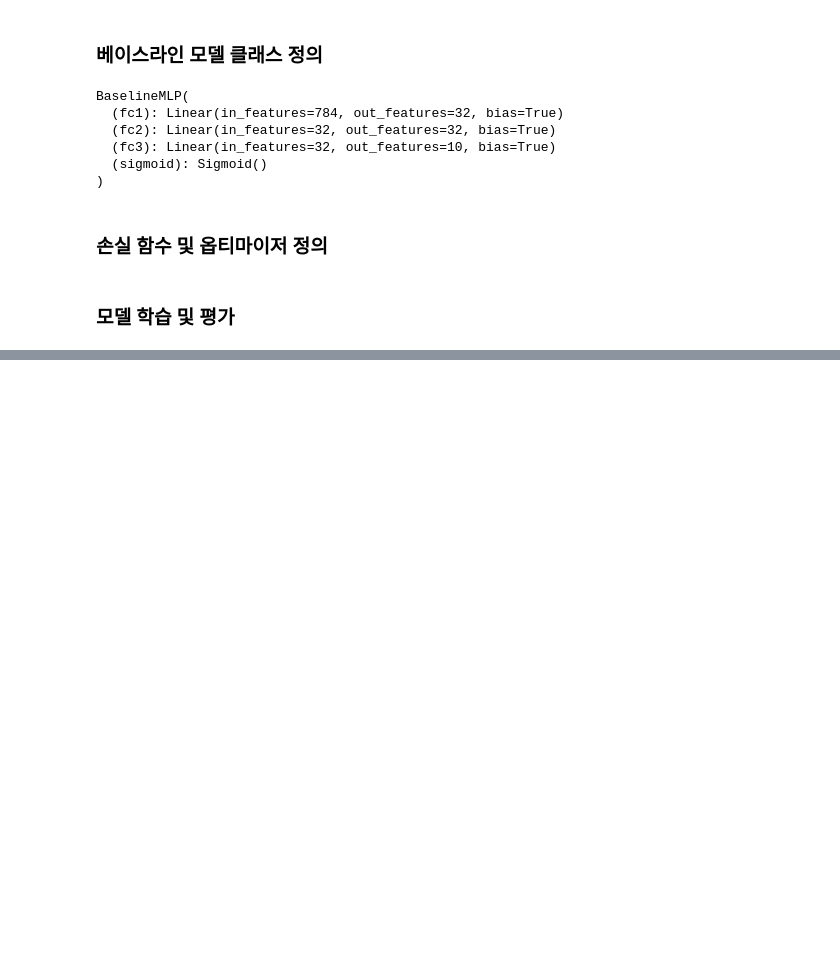
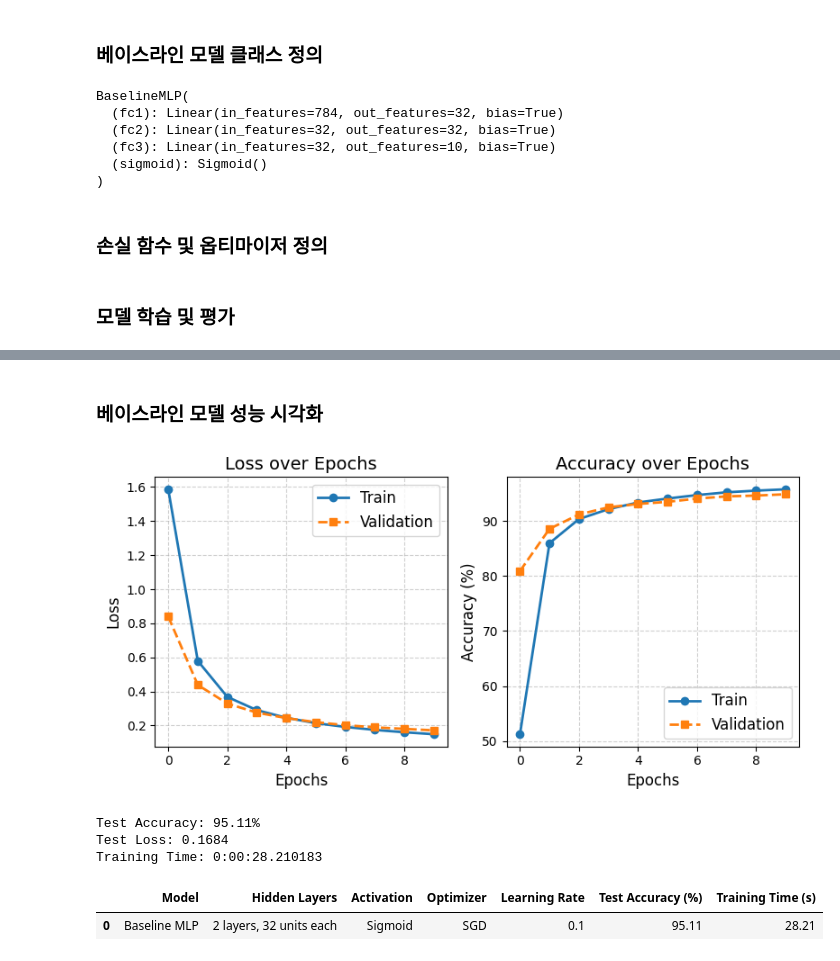
Before and after one commit to Sarang-Han/25-1-AI, a Jupyter notebook: HW1_2271064.ipynb, the cells around one changed output, grey strips where cells are left out. Saved outputs shown, nothing was run; the diff lists cells and outputs as text; code cells hidden in the pictures; blank space fills up the shorter version.

Commit message:
베이스라인 모델 학습

```diff
--- a/HW1_2271064.ipynb
+++ b/HW1_2271064.ipynb
@@ -183,0 +342,60 @@ optimizer = optim.SGD(model.parameters(), lr=learning_rate)
+# %% [markdown]
+### 베이스라인 모델 성능 시각화
+# %%
+# 학습 결과 시각화 함수
+def visualize_training_results(results):
+    plt.figure(figsize=(8, 4))
+
+    # Loss 그래프
+    plt.subplot(1, 2, 1)
+    plt.plot(results['train_losses'], label='Train', marker='o', markersize=6, linestyle='-', linewidth=2)
+    plt.plot(results['val_losses'], label='Validation', marker='s', markersize=6, linestyle='--', linewidth=2)
+    plt.title('Loss over Epochs', fontsize=14)
+    plt.xlabel('Epochs', fontsize=12)
+    plt.ylabel('Loss', fontsize=12)
+    plt.grid(True, linestyle='--', alpha=0.6)
+    plt.legend(fontsize=12)
+
+    # Accuracy 그래프
+    plt.subplot(1, 2, 2)
+    plt.plot(results['train_accs'], label='Train', marker='o', markersize=6, linestyle='-', linewidth=2)
+    plt.plot(results['val_accs'], label='Validation', marker='s', markersize=6, linestyle='--', linewidth=2)
+    plt.title('Accuracy over Epochs', fontsize=14)
+    plt.xlabel('Epochs', fontsize=12)
+    plt.ylabel('Accuracy (%)', fontsize=12)
+    plt.grid(True, linestyle='--', alpha=0.6)
+    plt.legend(fontsize=12)
+
+    plt.tight_layout()
+    plt.show()
+
+    # 테스트 결과 출력
+    print(f"Test Accuracy: {results['test_acc']:.2f}%")
+    print(f"Test Loss: {results['test_loss']:.4f}")
+    print(f"Training Time: {timedelta(seconds=results['training_time'])}")
+
+# 베이스라인 모델 학습 결과 시각화
+visualize_training_results(baseline_results)
+
+# 성능 요약 표시
+performance_summary = {
+    'Model': [baseline_results['model']],
+    'Hidden Layers': [baseline_results['hidden_layers']],
+    'Activation': [baseline_results['activation']],
+    'Optimizer': [baseline_results['optimizer']],
+    'Learning Rate': [baseline_results['learning_rate']],
+    'Test Accuracy (%)': [f"{baseline_results['test_acc']:.2f}"],
+    'Training Time (s)': [f"{baseline_results['training_time']:.2f}"]
+}
+
+# 결과 표 생성
+import pandas as pd
+summary_df = pd.DataFrame(performance_summary)
+display(summary_df)
+# %% [output]
+[figure, added]
+Test Accuracy: 95.11%
+Test Loss: 0.1684
+Training Time: 0:00:28.210183
+|  | Model | Hidden Layers | Activation | Optimizer | Learning Rate | Test Accuracy (%) | Training Time (s) |
+| 0 | Baseline MLP | 2 layers, 32 units each | Sigmoid | SGD | 0.1 | 95.11 | 28.21 |
```
Also changed, not shown: parts of 10 cells of this notebook.
